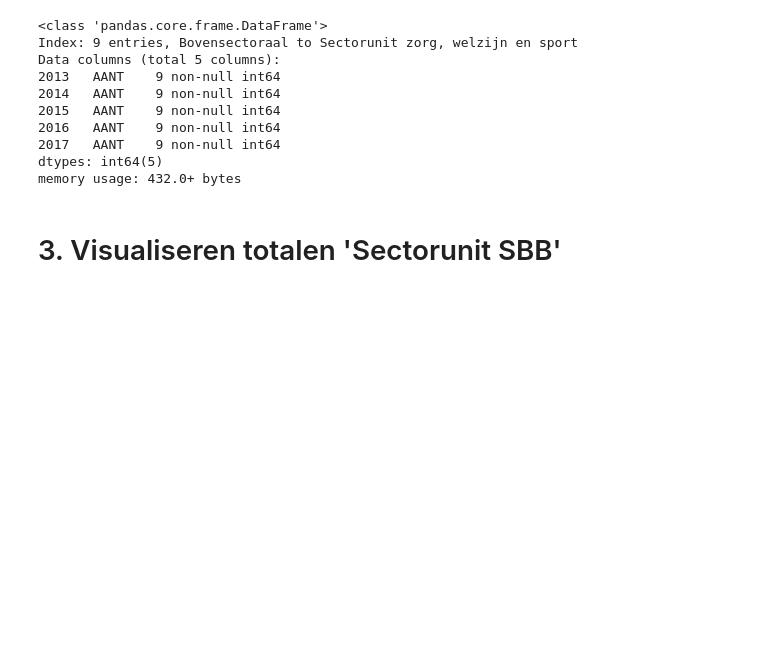
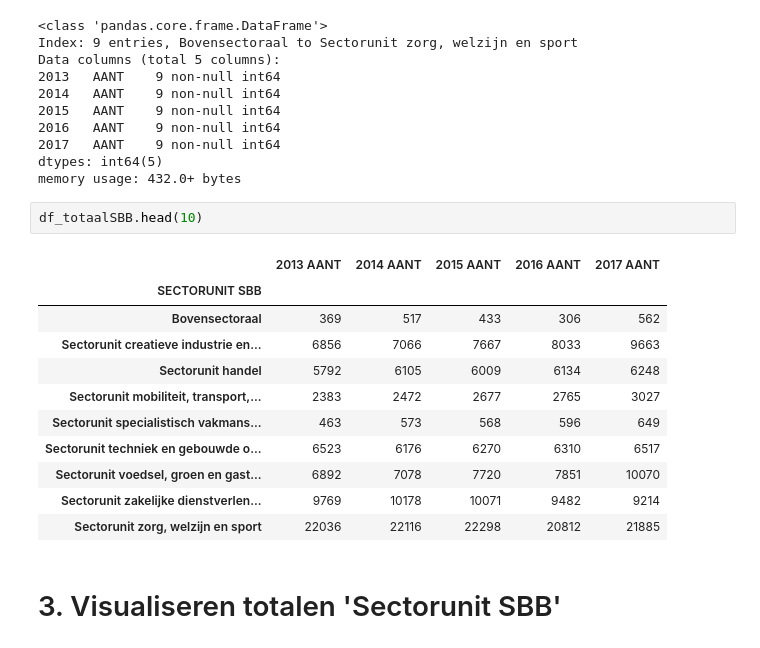
Before and after one commit to simonvdberg/POC, a Jupyter notebook: LocCat.ipynb, the cells around one changed output. Drawn from its saved outputs; the diff is of its cells as text; blank space fills up the shorter version.

```diff
--- a/LocCat.ipynb
+++ b/LocCat.ipynb
@@ -288,6 +288,20 @@ Data columns (total 5 columns):
 2017   AANT    9 non-null int64
 dtypes: int64(5)
 memory usage: 432.0+ bytes
+# %%
+df_totaalSBB.head(10)
+# %% [output]
+|  | 2013 AANT | 2014 AANT | 2015 AANT | 2016 AANT | 2017 AANT |
+| SECTORUNIT SBB |  |  |  |  |  |
+| Bovensectoraal | 369 | 517 | 433 | 306 | 562 |
+| Sectorunit creatieve industrie en... | 6856 | 7066 | 7667 | 8033 | 9663 |
+| Sectorunit handel | 5792 | 6105 | 6009 | 6134 | 6248 |
+| Sectorunit mobiliteit, transport,... | 2383 | 2472 | 2677 | 2765 | 3027 |
+| Sectorunit specialistisch vakmans... | 463 | 573 | 568 | 596 | 649 |
+| Sectorunit techniek en gebouwde o... | 6523 | 6176 | 6270 | 6310 | 6517 |
+| Sectorunit voedsel, groen en gast... | 6892 | 7078 | 7720 | 7851 | 10070 |
+| Sectorunit zakelijke dienstverlen... | 9769 | 10178 | 10071 | 9482 | 9214 |
+| Sectorunit zorg, welzijn en sport | 22036 | 22116 | 22298 | 20812 | 21885 |
 # %% [markdown]
 # 3. Visualiseren totalen 'Sectorunit SBB'
 # %%
```
Also changed, not shown: parts of 5 cells of this notebook.
